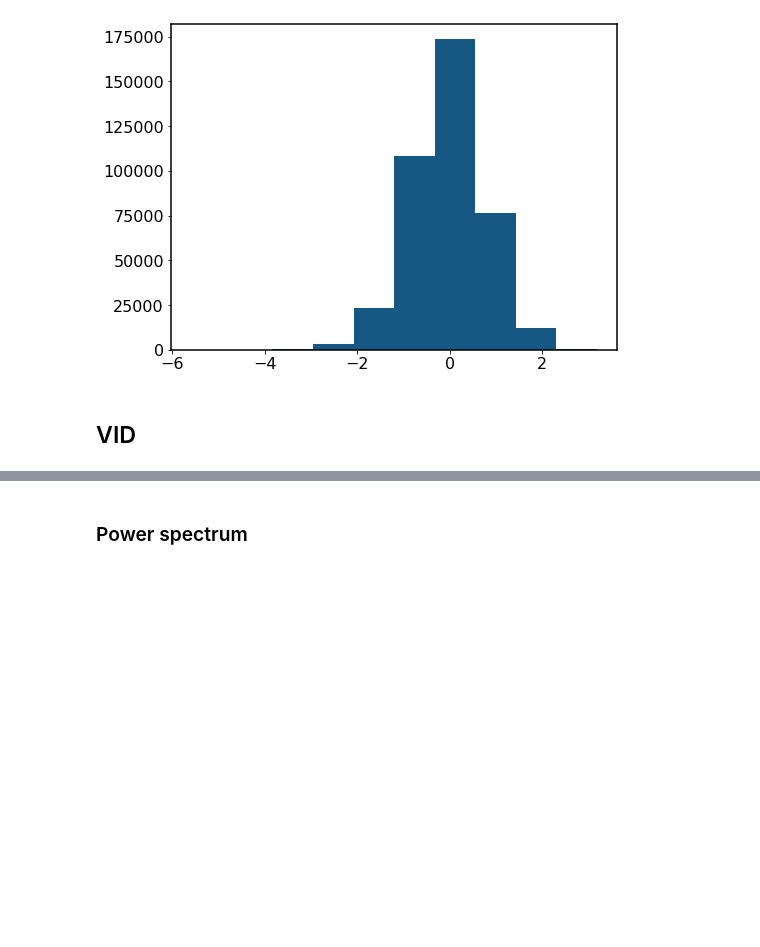
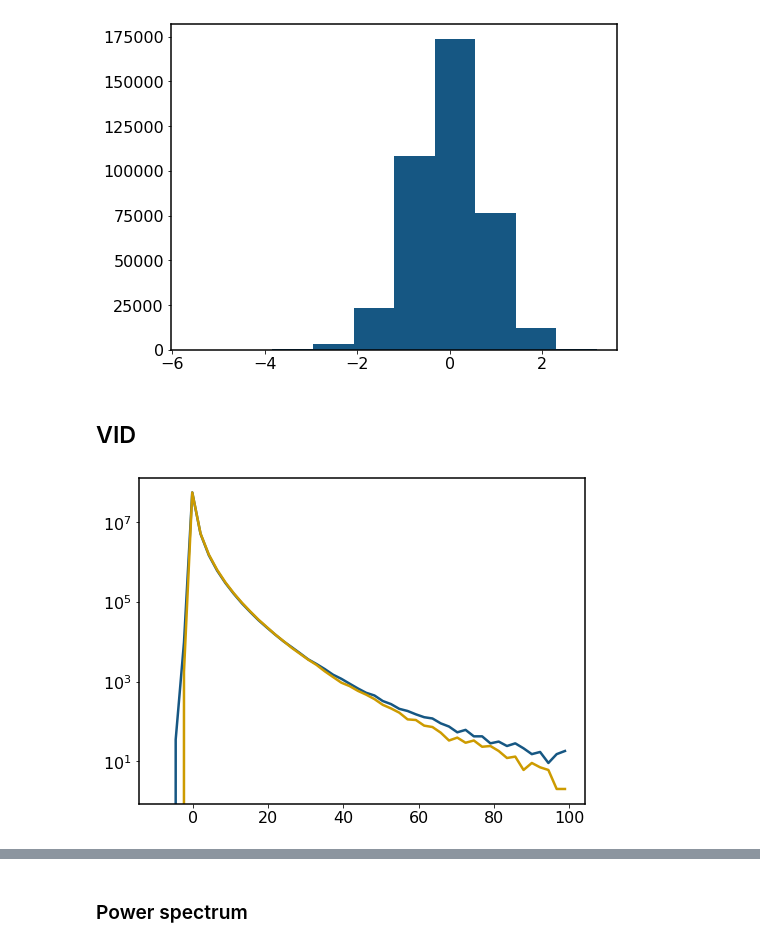
Before and after one commit to kokron/skyLine, a Jupyter notebook: notebooks/LIM LC Showcase.ipynb, the cells around one changed output, grey strips where cells are left out. Cells and saved outputs as stored; diff of their text form; code cells hidden in the pictures; blank space fills up the shorter version.

```diff
--- a/notebooks/LIM LC Showcase.ipynb
+++ b/notebooks/LIM LC Showcase.ipynb
@@ -794,0 +826,6 @@ BiLya_LC=np.histogram(Lya_map.flatten(), bins=TiLya_edge)[0]
+# %%
+plt.plot(TiLya, BiLya_LC, label=r'Ly$\alpha$')
+plt.plot(TiHI, BiHI_LC, label=r'21cm')
+plt.yscale('log')
+# %% [output]
+[figure, added]
```
Also changed, not shown: parts of 38 cells of this notebook, 1 other file.
